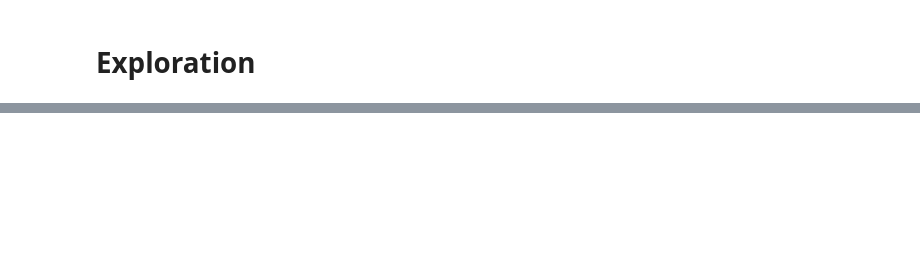
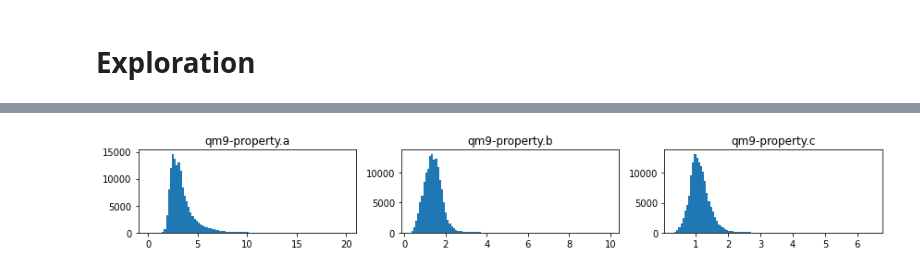
Before and after one commit to colabfit/colabfit-tools, a Jupyter notebook: colabfit/examples/QM9/QM9.ipynb, the cells around one changed output, grey strips where cells are left out. Cells and saved outputs as stored; diff of their text form; code cells hidden in the pictures; blank space fills up the shorter version.

```diff
--- a/colabfit/examples/QM9/QM9.ipynb
+++ b/colabfit/examples/QM9/QM9.ipynb
@@ -297,9 +384,11 @@ len(clean_ds.property_ids)
 # %%
-client.plot_histograms(
+fig = client.plot_histograms(
     ['qm9-property.a', 'qm9-property.b', 'qm9-property.c'],
     ids=clean_ds.property_ids,
     verbose=True
 )
+# %% [output]
+[figure, added]
 # %%
 client.dataset_to_markdown(
     ds_id=ds_id_clean,
```
Also changed, not shown: parts of 19 cells of this notebook, 16 other files.
